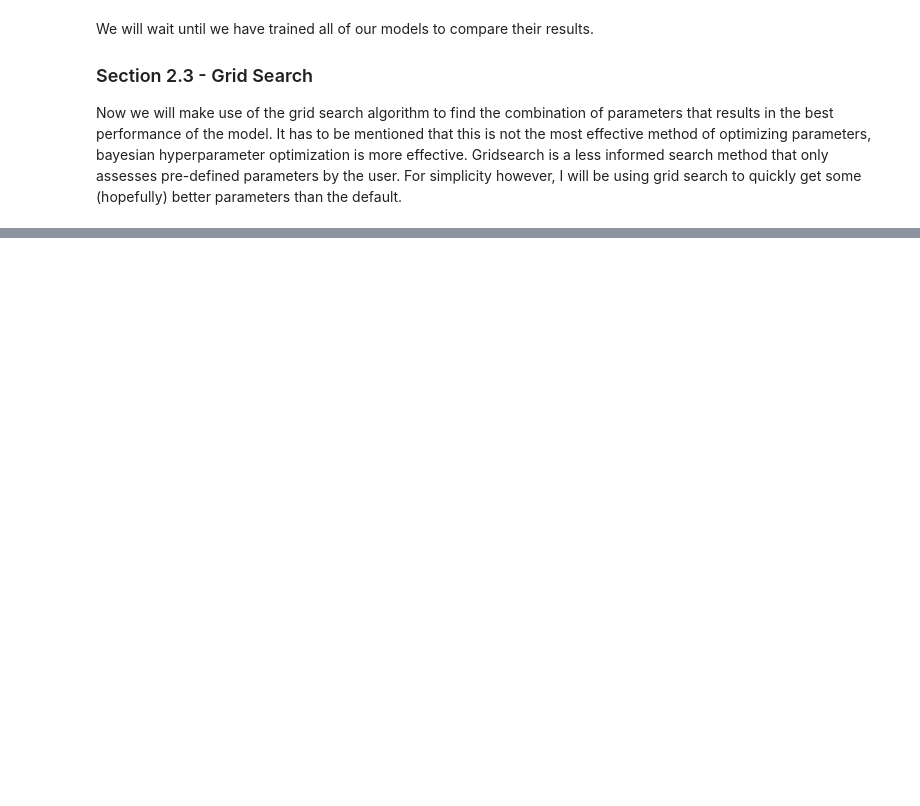
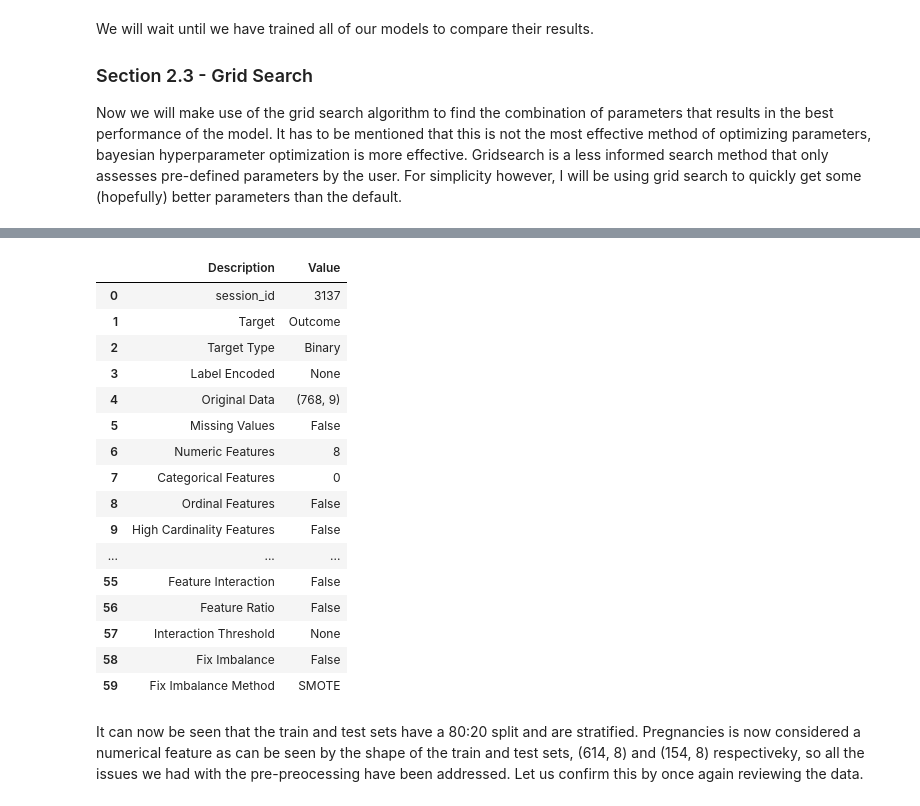
Before and after one commit to teg-lad/CA4015-diabetes-classification, a Jupyter notebook: CA4015 - Adam Tegart - Assignment 1.ipynb, the cells around one changed output, grey strips where cells are left out. Cells and saved outputs as stored; diff of their text form; code cells hidden in the pictures; blank space fills up the shorter version.

```diff
--- a/CA4015 - Adam Tegart - Assignment 1.ipynb
+++ b/CA4015 - Adam Tegart - Assignment 1.ipynb
@@ -636,0 +634,24 @@ exp_name = setup(diabetes, target="Outcome")
+# %%
+# Call the PyCaret setup method with the data to preprocess the data and the new arguments.
+
+pycaret_diabetes = setup(diabetes, target="Outcome", numeric_features=["Pregnancies"], train_size=0.8, data_split_stratify=True)
+# %% [output]
+|  | Description | Value |
+| 0 | session_id | 3137 |
+| 1 | Target | Outcome |
+| 2 | Target Type | Binary |
+| 3 | Label Encoded | None |
+| 4 | Original Data | (768, 9) |
+| 5 | Missing Values | False |
+| 6 | Numeric Features | 8 |
+| 7 | Categorical Features | 0 |
+| 8 | Ordinal Features | False |
+| 9 | High Cardinality Features | False |
+| ... | ... | ... |
+| 55 | Feature Interaction | False |
+| 56 | Feature Ratio | False |
+| 57 | Interaction Threshold | None |
+| 58 | Fix Imbalance | False |
+| 59 | Fix Imbalance Method | SMOTE |
+# %% [markdown]
+It can now be seen that the train and test sets have a 80:20 split and are stratified. Pregnancies is now considered a numerical feature as can be seen by the shape of the train and test sets, (614, 8) and (154, 8) respectiveky, so all the issues we had with the pre-preocessing have been addressed. Let us confirm this by once again reviewing the data.
```
Also changed, not shown: parts of 56 cells of this notebook, 1 other file.
